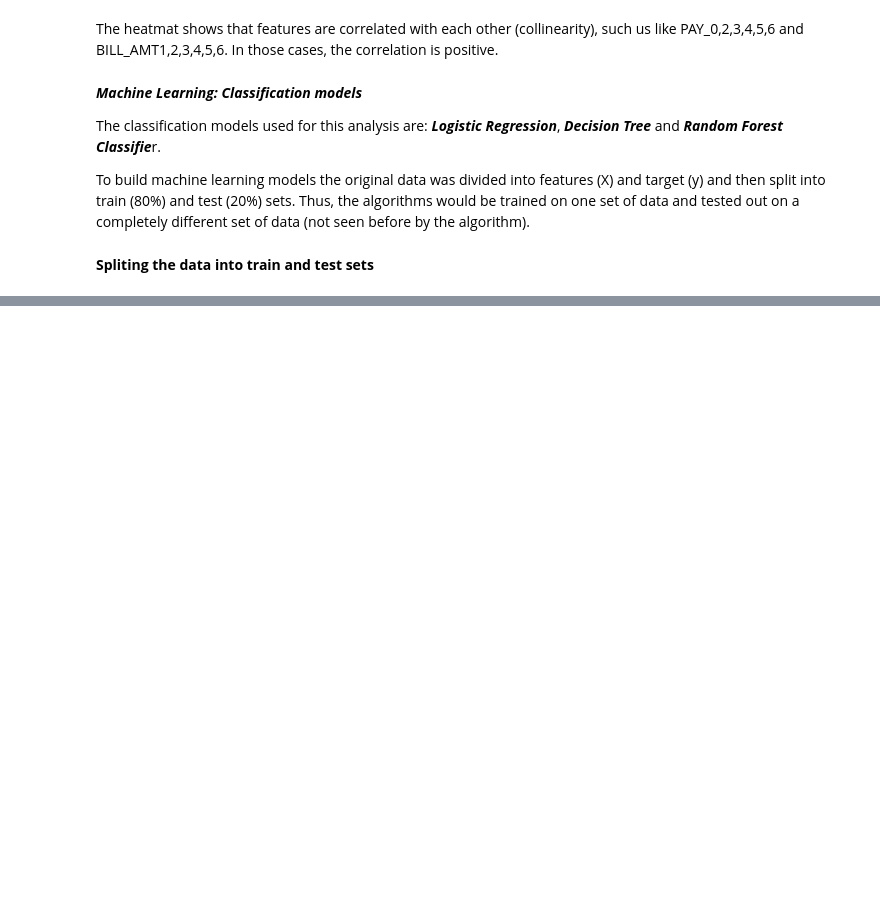
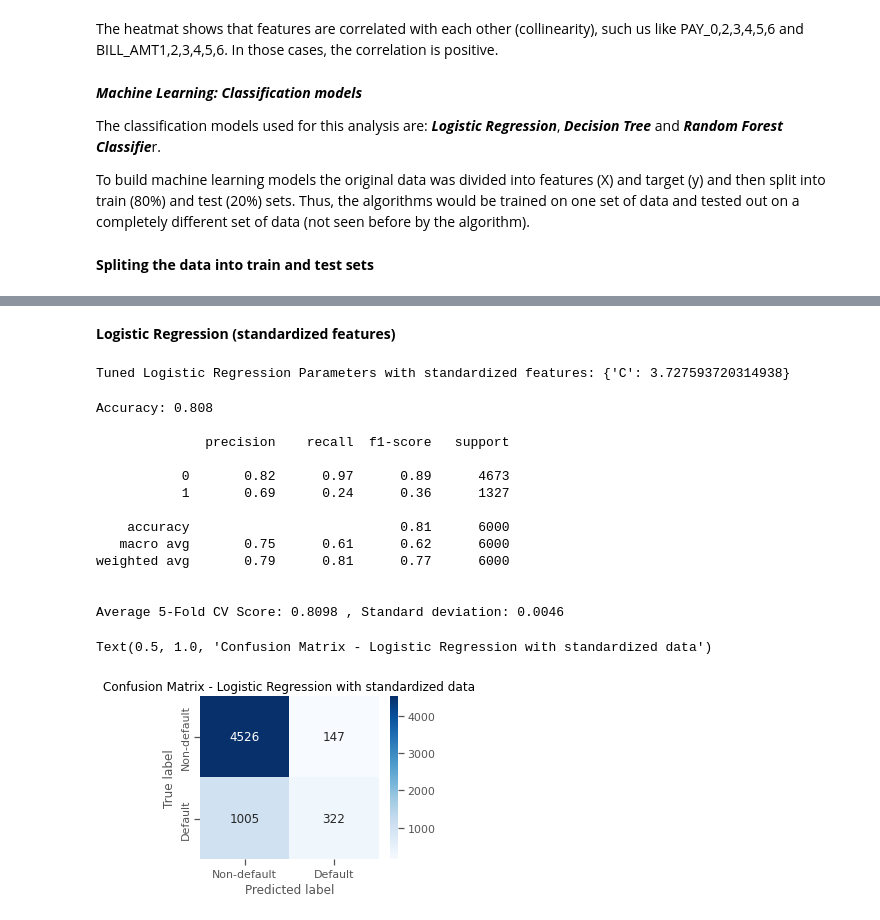
Before and after one commit to Mahima-2111/Credit_Card_Default_Prediction, a Jupyter notebook: Credit_Card_Default_Pred.ipynb, the cells around one changed output, grey strips where cells are left out. Saved outputs shown, nothing was run; the diff lists cells and outputs as text; code cells hidden in the pictures; blank space fills up the shorter version.

```diff
--- a/Credit_Card_Default_Pred.ipynb
+++ b/Credit_Card_Default_Pred.ipynb
@@ -572,0 +720,53 @@ Xstd_train, Xstd_test, ystd_train, ystd_test = train_test_split(stdX,y, test_siz
+# %% [markdown]
+**Logistic Regression (standardized features)**
+# %%
+# Instantiate the RandomizedSearchCV object:
+logreg_cv_std = RandomizedSearchCV(logreg,param_grid , cv=5, random_state=0)
+
+# Fit it to the standardized data
+logreg_cv_std.fit(Xstd_train, ystd_train)
+
+# Print the tuned parameters
+print("Tuned Logistic Regression Parameters with standardized features: {}".format(logreg_cv_std.best_params_))
+# %% [output]
+Tuned Logistic Regression Parameters with standardized features: {'C': 3.727593720314938}
+# %%
+LRS = LogisticRegression(C=3.73, random_state=0)
+LRS.fit(Xstd_train, ystd_train)
+y_pred = LRS.predict(Xstd_test)
+print('Accuracy:', metrics.accuracy_score(y_pred,ystd_test))
+
+## 5-fold cross-validation
+cv_scores =cross_val_score(LRS, stdX, y, cv=5)
+
+# Print the 5-fold cross-validation scores
+print()
+print(classification_report(ystd_test, y_pred))
+print()
+print("Average 5-Fold CV Score: {}".format(round(np.mean(cv_scores),4)),
+      ", Standard deviation: {}".format(round(np.std(cv_scores),4)))
+
+plt.figure(figsize=(4,3))
+ConfMatrix = confusion_matrix(ystd_test,LRS.predict(Xstd_test))
+sns.heatmap(ConfMatrix,annot=True, cmap="Blues", fmt="d",
+            xticklabels = ['Non-default', 'Default'],
+            yticklabels = ['Non-default', 'Default'])
+plt.ylabel('True label')
+plt.xlabel('Predicted label')
+plt.title("Confusion Matrix - Logistic Regression with standardized data")
+# %% [output]
+Accuracy: 0.808
+
+              precision    recall  f1-score   support
+
+           0       0.82      0.97      0.89      4673
+           1       0.69      0.24      0.36      1327
+
+    accuracy                           0.81      6000
+   macro avg       0.75      0.61      0.62      6000
+weighted avg       0.79      0.81      0.77      6000
+
+
+Average 5-Fold CV Score: 0.8098 , Standard deviation: 0.0046
+Text(0.5, 1.0, 'Confusion Matrix - Logistic Regression with standardized data')
+[figure, added]
```
Also changed, not shown: parts of 30 cells of this notebook.
